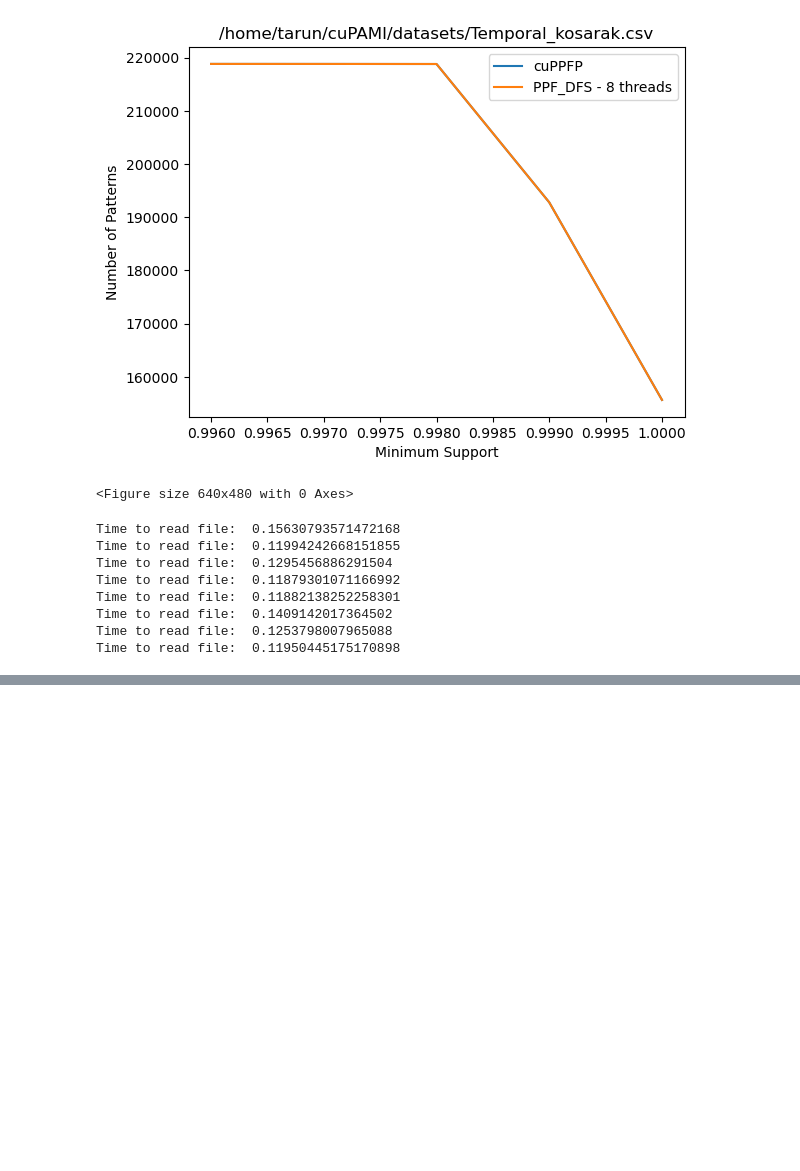
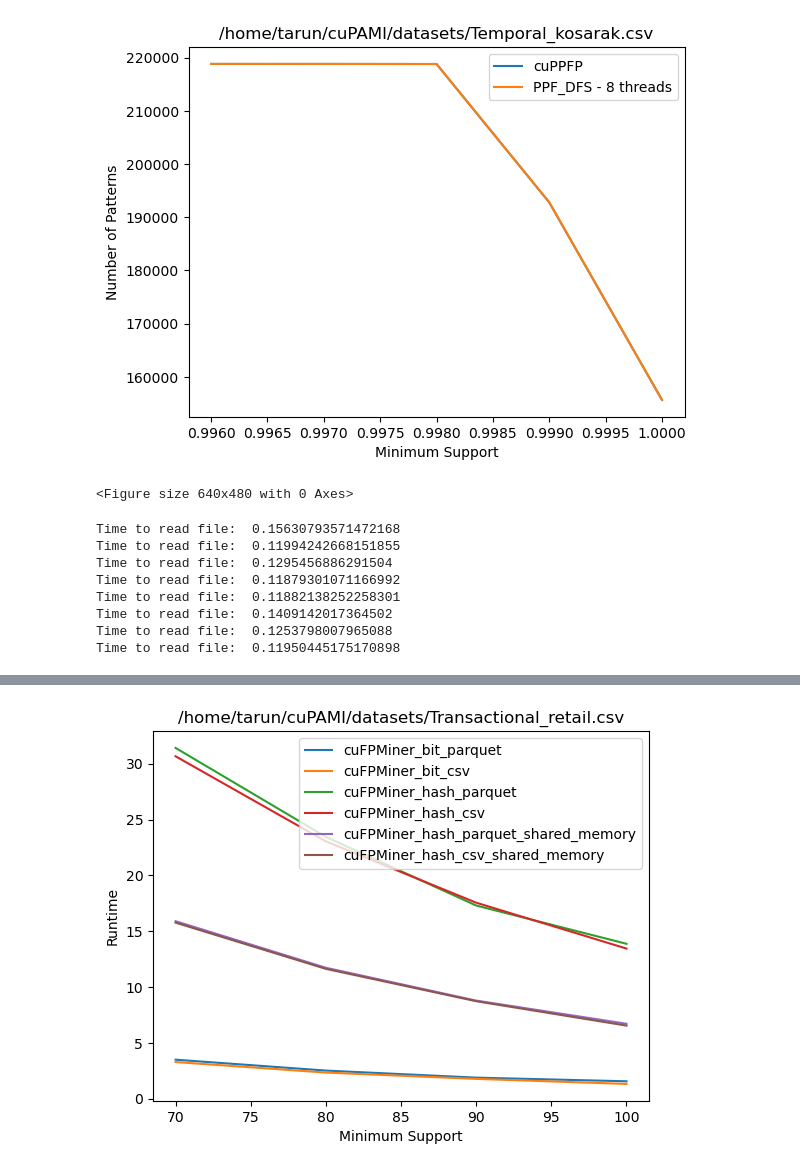
Before and after one commit to Tarun-Sreepada/cuPAMI, a Jupyter notebook: tests.ipynb, the cells around one changed output, grey strips where cells are left out. Cells and saved outputs as stored; diff of their text form; code cells hidden in the pictures; blank space fills up the shorter version.

Commit message:
Add transactional dataset and implement line generation in C++ for testing

```diff
--- a/tests.ipynb
+++ b/tests.ipynb
@@ -257,0 +340,98 @@ set()
+# %%
+
+work = [
+        ["/home/tarun/cuPAMI/datasets/Transactional_retail.csv", [100, 90,80,70]],
+        ["/home/tarun/cuPAMI/datasets/Transactional_kosarak.csv", [4000,3000,2000,1000]],
+        ["/home/tarun/cuPAMI/datasets/Transactional_T10I4D100K.csv", [100, 50, 25]],
+        ["/home/tarun/cuPAMI/datasets/Transactional_pumsb.csv", [40000, 39000, 38000, 37000]],
+        ]
+sep = "\t"
+
+
+for file, minSup in work:
+    cuFPMiner_bit_parquet_runtime = []
+    cuFPMiner_bit_csv_runtime = []
+
+    cuFPMiner_hash_parquet_runtime = []
+    cuFPMiner_hash_csv_runtime = []
+
+    cuFPMiner_hash_csv_shared_memory_runtime = []
+    cuFPMiner_hash_parquet_shared_memory_runtime = []
+
+    cuFPMiner_bit_parquet_patterns = []
+    cuFPMiner_bit_csv_patterns = []
+
+    cuFPMiner_hash_parquet_patterns = []
+    cuFPMiner_hash_csv_patterns = []
+
+    cuFPMiner_hash_parquet_shared_memory_patterns = []
+    cuFPMiner_hash_csv_shared_memory_patterns = []
+
+    # convert to parquet
+    parquet_file = file.split("/")[-1].split(".")[0] + ".parquet"
+    parquet_file = "/home/tarun/cuPAMI/datasets/" + parquet_file
+
+    for i in minSup:
+        miner = cuFPMiner_bit(parquet_file, i, sep, "parquet", 'managed')
+        miner.mine()
+        cuFPMiner_bit_parquet_runtime.append(miner.getRuntime())
+        cuFPMiner_bit_parquet_patterns.append(len(miner.getPatterns()))
+
+        miner = cuFPMiner_bit(file, i, sep, "csv", 'managed')
+        miner.mine()
+        cuFPMiner_bit_csv_runtime.append(miner.getRuntime())
+        cuFPMiner_bit_csv_patterns.append(len(miner.getPatterns()))
+
+        miner = cuFPMiner_hash(parquet_file, i, sep, "parquet", 'managed')
+        miner.mine()
+        cuFPMiner_hash_parquet_runtime.append(miner.getRuntime())
+        cuFPMiner_hash_parquet_patterns.append(len(miner.getPatterns()))
+
+        miner = cuFPMiner_hash(file, i, sep, "csv", 'managed')
+        miner.mine()
+        cuFPMiner_hash_csv_runtime.append(miner.getRuntime())
+        cuFPMiner_hash_csv_patterns.append(len(miner.getPatterns()))
+
+        miner = cuFPMiner_hash(parquet_file, i, sep, "parquet", 'managed', shared=True)
+        miner.mine()
+        cuFPMiner_hash_parquet_shared_memory_runtime.append(miner.getRuntime())
+        cuFPMiner_hash_parquet_shared_memory_patterns.append(len(miner.getPatterns()))
+
+        miner = cuFPMiner_hash(file, i, sep, "csv", 'managed', shared=True)
+        miner.mine()
+        cuFPMiner_hash_csv_shared_memory_runtime.append(miner.getRuntime())
+        cuFPMiner_hash_csv_shared_memory_patterns.append(len(miner.getPatterns()))
+
+
+    plt.plot(minSup, cuFPMiner_bit_parquet_runtime)
+    plt.plot(minSup, cuFPMiner_bit_csv_runtime)
+    plt.plot(minSup, cuFPMiner_hash_parquet_runtime)
+    plt.plot(minSup, cuFPMiner_hash_csv_runtime)
+    plt.plot(minSup, cuFPMiner_hash_parquet_shared_memory_runtime)
+    plt.plot(minSup, cuFPMiner_hash_csv_shared_memory_runtime)
+
+    plt.legend(['cuFPMiner_bit_parquet', 'cuFPMiner_bit_csv', 'cuFPMiner_hash_parquet', 'cuFPMiner_hash_csv', 'cuFPMiner_hash_parquet_shared_memory', 'cuFPMiner_hash_csv_shared_memory'])
+
+    plt.xlabel('Minimum Support')
+    plt.ylabel('Runtime')
+
+    plt.title(file)
+    plt.show()
+
+
+    plt.plot(minSup, cuFPMiner_bit_parquet_patterns)
+    plt.plot(minSup, cuFPMiner_bit_csv_patterns)
+    plt.plot(minSup, cuFPMiner_hash_parquet_patterns)
+    plt.plot(minSup, cuFPMiner_hash_csv_patterns)
+    plt.plot(minSup, cuFPMiner_hash_parquet_shared_memory_patterns)
+    plt.plot(minSup, cuFPMiner_hash_csv_shared_memory_patterns)
+
+    plt.legend(['cuFPMiner_bit_parquet', 'cuFPMiner_bit_csv', 'cuFPMiner_hash_parquet', 'cuFPMiner_hash_csv', 'cuFPMiner_hash_parquet_shared_memory', 'cuFPMiner_hash_csv_shared_memory'])
+
+    plt.xlabel('Minimum Support')
+    plt.ylabel('Number of Patterns')
+
+    plt.title(file)
+    plt.show()
+# %% [output]
+[figure, added]
```
Also changed, not shown: parts of 4 cells of this notebook, 21 other files.
